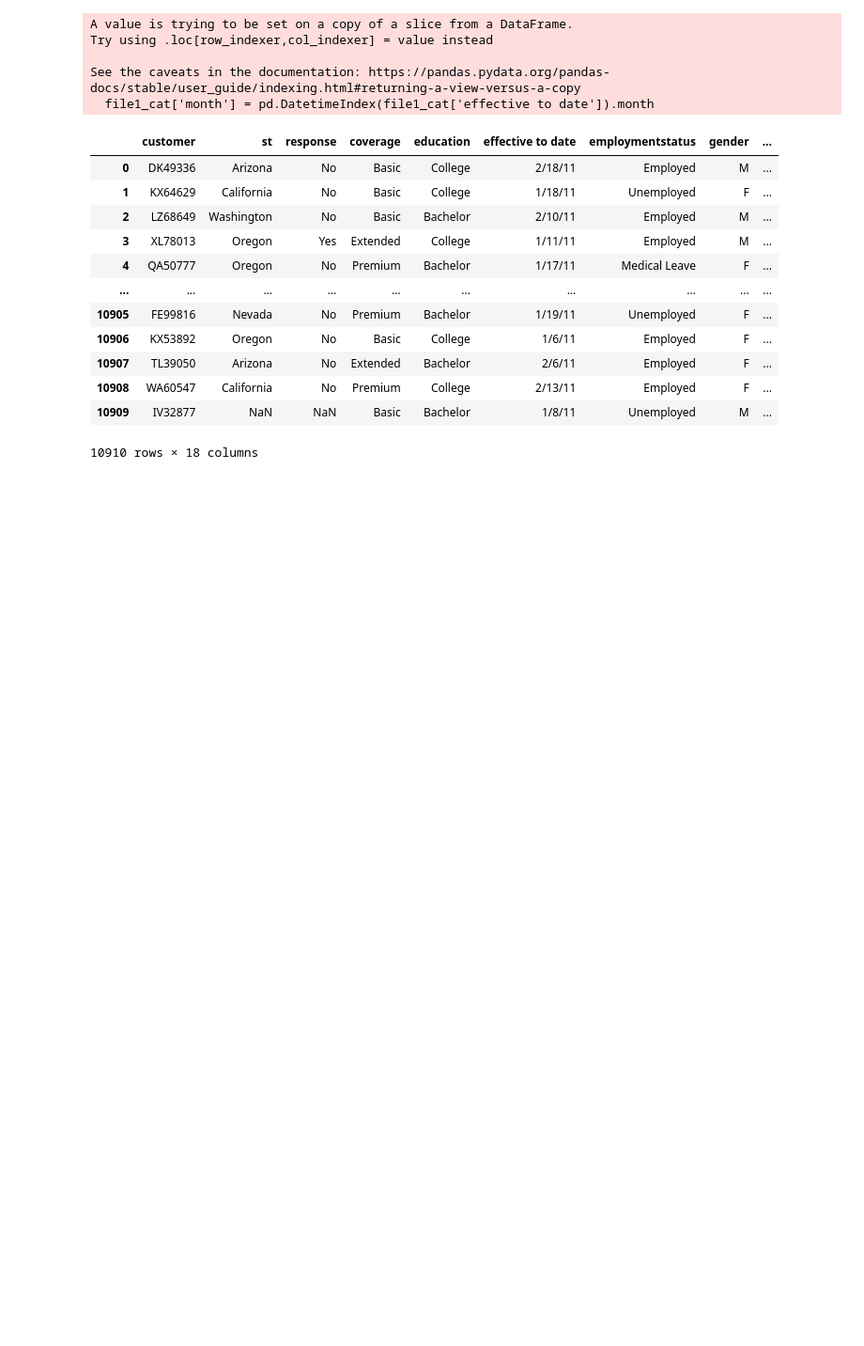
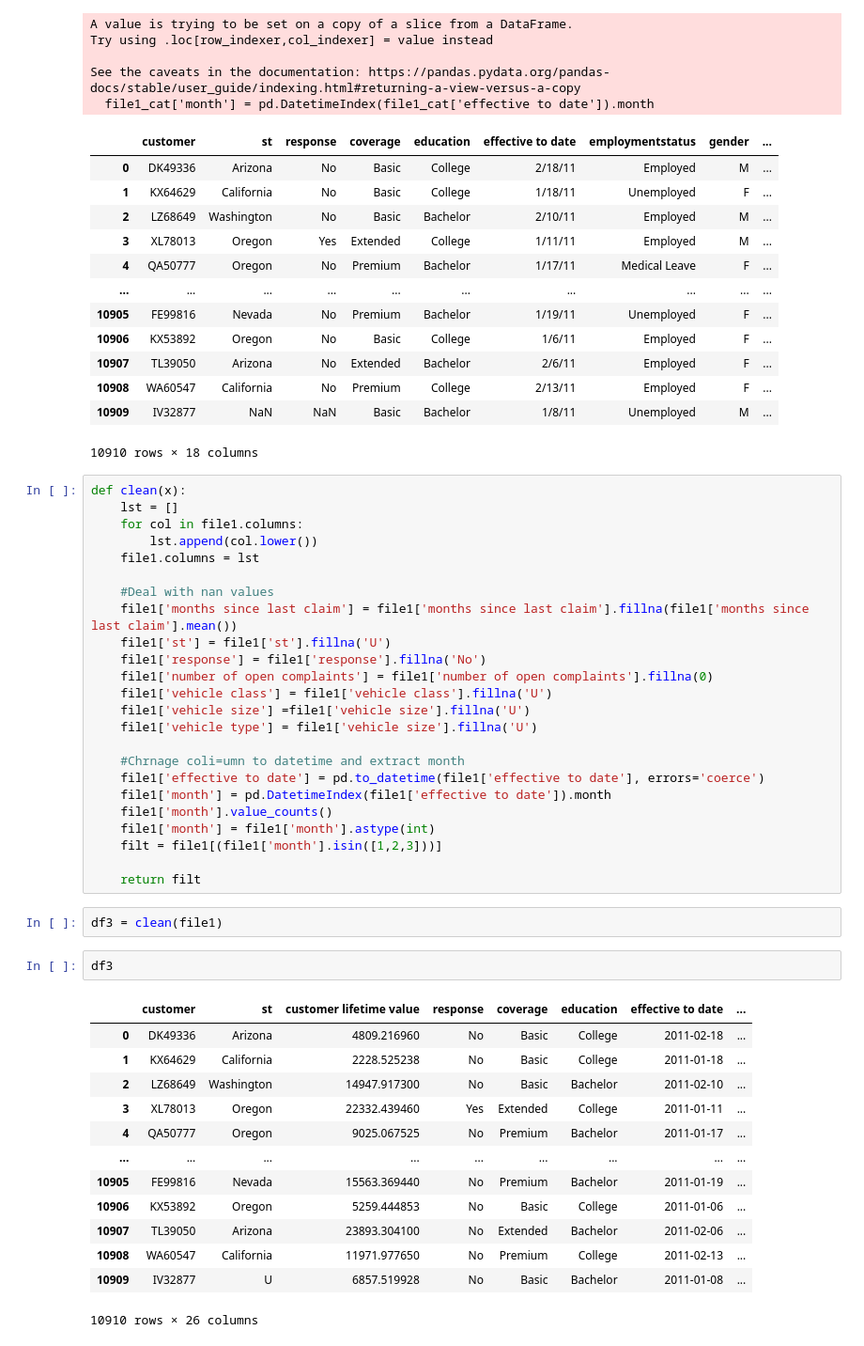
Before and after one commit to chrislacarte/lab-customer-analysis-round-2, a Jupyter notebook: files_for_lab/csv_files/round_2.ipynb, the cells around one changed output. Shown at 94% size. Saved outputs shown, nothing was run; the diff lists cells and outputs as text; blank space fills up the shorter version.

Commit message:
Last version with function

```diff
--- a/files_for_lab/csv_files/round_2.ipynb
+++ b/files_for_lab/csv_files/round_2.ipynb
@@ -222,3 +229,45 @@ See the caveats in the documentation: https://pandas.pydata.org/pandas-docs/stab
 | 10908 | WA60547 | California | No | Premium | College | 2/13/11 | Employed | F | ... |
 | 10909 | IV32877 | NaN | NaN | Basic | Bachelor | 1/8/11 | Unemployed | M | ... |
 10910 rows × 18 columns
+# %%
+def clean(x):
+    lst = []
+    for col in file1.columns:
+        lst.append(col.lower())
+    file1.columns = lst
+
+    #Deal with nan values
+    file1['months since last claim'] = file1['months since last claim'].fillna(file1['months since last claim'].mean())
+    file1['st'] = file1['st'].fillna('U')
+    file1['response'] = file1['response'].fillna('No')
+    file1['number of open complaints'] = file1['number of open complaints'].fillna(0)
+    file1['vehicle class'] = file1['vehicle class'].fillna('U')
+    file1['vehicle size'] =file1['vehicle size'].fillna('U')
+    file1['vehicle type'] = file1['vehicle size'].fillna('U')
+
+    #Chrnage coli=umn to datetime and extract month
+    file1['effective to date'] = pd.to_datetime(file1['effective to date'], errors='coerce')
+    file1['month'] = pd.DatetimeIndex(file1['effective to date']).month
+    file1['month'].value_counts()
+    file1['month'] = file1['month'].astype(int)
+    filt = file1[(file1['month'].isin([1,2,3]))]
+
+    return filt
+# %%
+df3 = clean(file1)
+# %%
+df3
+# %% [output]
+|  | customer | st | customer lifetime value | response | coverage | education | effective to date | ... |
+| 0 | DK49336 | Arizona | 4809.216960 | No | Basic | College | 2011-02-18 | ... |
+| 1 | KX64629 | California | 2228.525238 | No | Basic | College | 2011-01-18 | ... |
+| 2 | LZ68649 | Washington | 14947.917300 | No | Basic | Bachelor | 2011-02-10 | ... |
+| 3 | XL78013 | Oregon | 22332.439460 | Yes | Extended | College | 2011-01-11 | ... |
+| 4 | QA50777 | Oregon | 9025.067525 | No | Premium | Bachelor | 2011-01-17 | ... |
+| ... | ... | ... | ... | ... | ... | ... | ... | ... |
+| 10905 | FE99816 | Nevada | 15563.369440 | No | Premium | Bachelor | 2011-01-19 | ... |
+| 10906 | KX53892 | Oregon | 5259.444853 | No | Basic | College | 2011-01-06 | ... |
+| 10907 | TL39050 | Arizona | 23893.304100 | No | Extended | Bachelor | 2011-02-06 | ... |
+| 10908 | WA60547 | California | 11971.977650 | No | Premium | College | 2011-02-13 | ... |
+| 10909 | IV32877 | U | 6857.519928 | No | Basic | Bachelor | 2011-01-08 | ... |
+10910 rows × 26 columns
```
Also changed, not shown: parts of 1 cell of this notebook.
